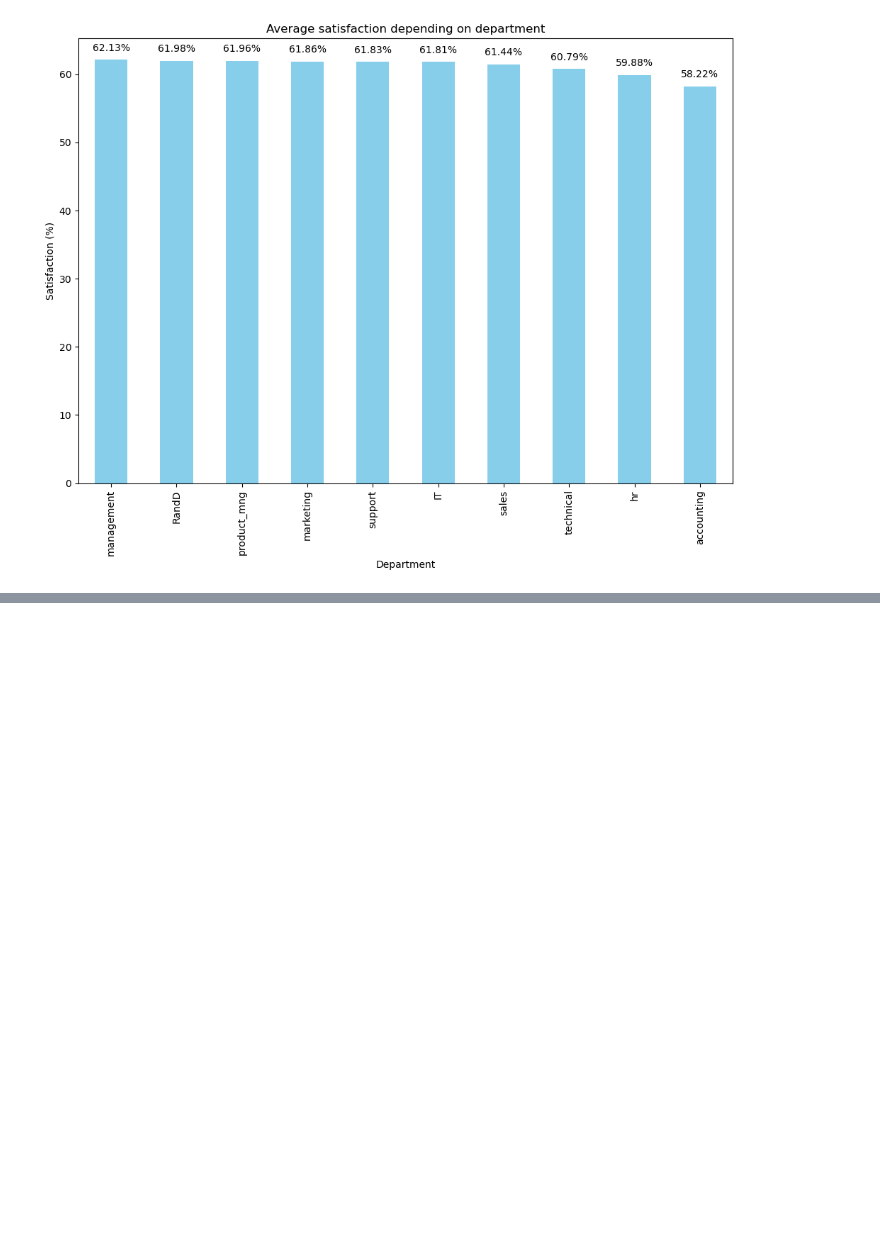
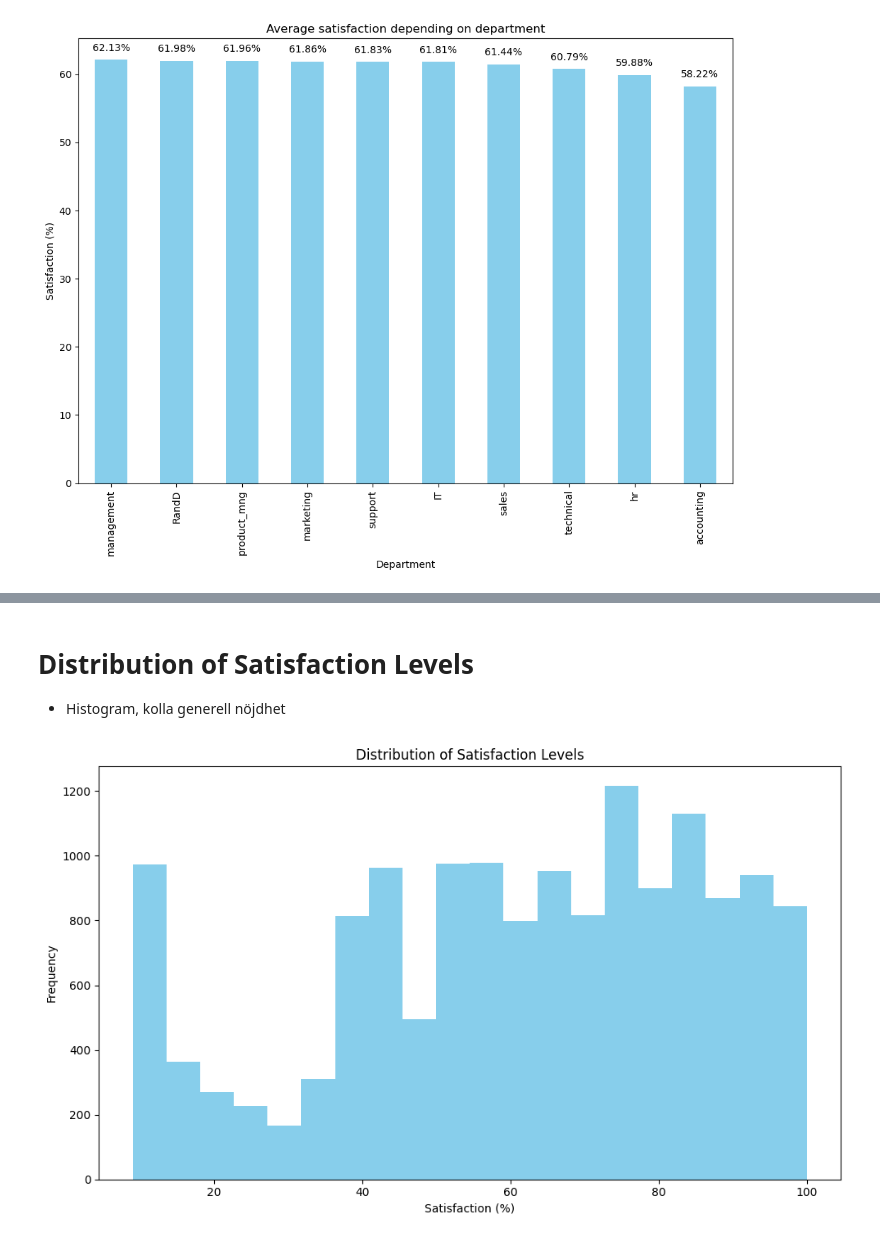
Before and after one commit to HugoManns/pythonUppgifter, a Jupyter notebook: HRDATA/arbete-hr-employeedata.ipynb, the cells around one changed output, grey strips where cells are left out. Cells and saved outputs as stored; diff of their text form; code cells hidden in the pictures; blank space fills up the shorter version.

```diff
--- a/HRDATA/arbete-hr-employeedata.ipynb
+++ b/HRDATA/arbete-hr-employeedata.ipynb
@@ -84,0 +97,13 @@ plt.show()
+# %% [markdown]
+# Distribution of Satisfaction Levels
+- Histogram, kolla generell nöjdhet
+# %%
+plt.figure(figsize=(10, 6))
+plt.hist(hr_data['satisfaction_level'] * 100, bins=20, color='skyblue')
+plt.title('Distribution of Satisfaction Levels')
+plt.xlabel('Satisfaction (%)')
+plt.ylabel('Frequency')
+plt.tight_layout()
+plt.show()
+# %% [output]
+[figure, added]
```
Also changed, not shown: parts of 9 cells of this notebook.
